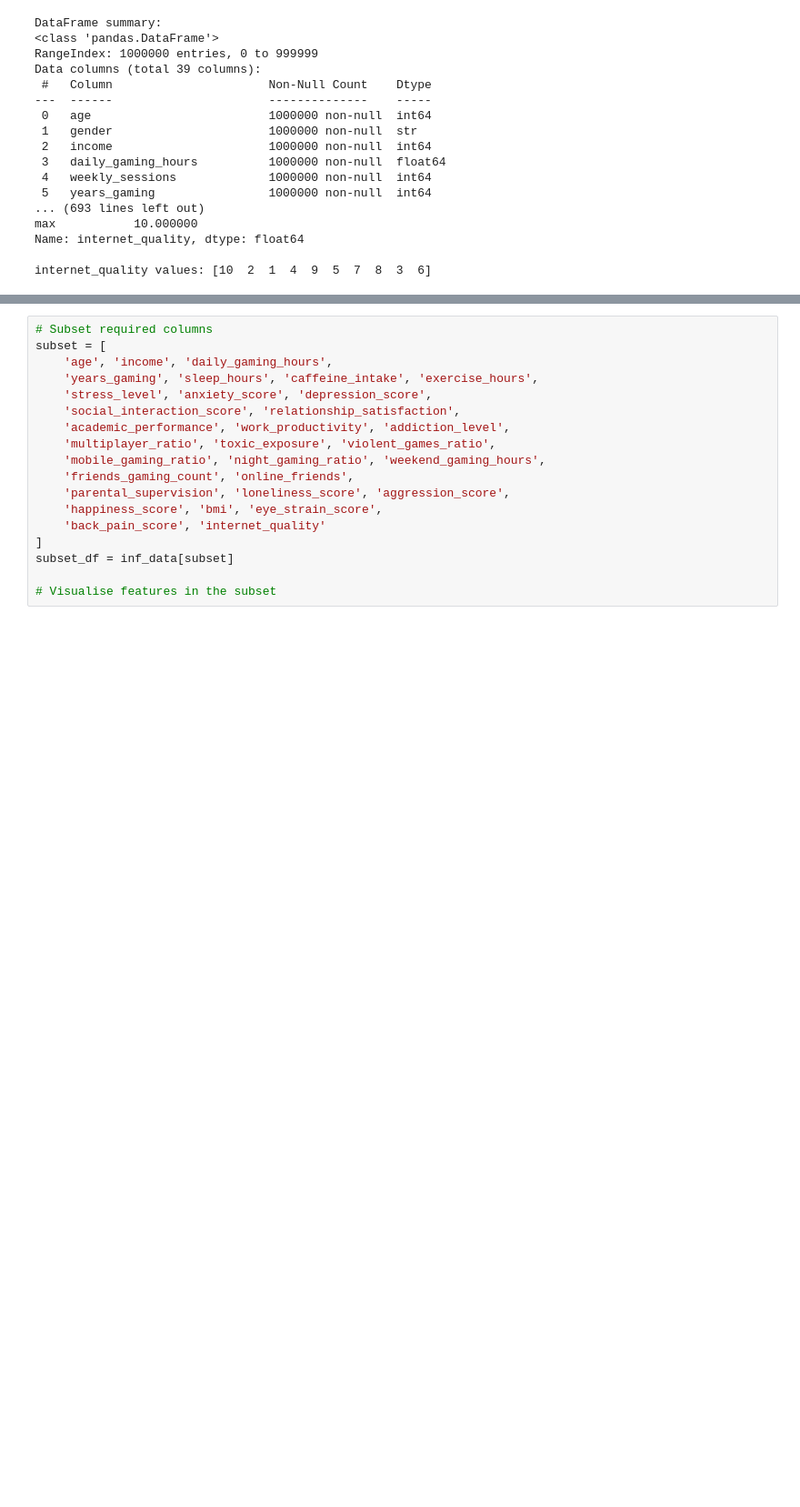
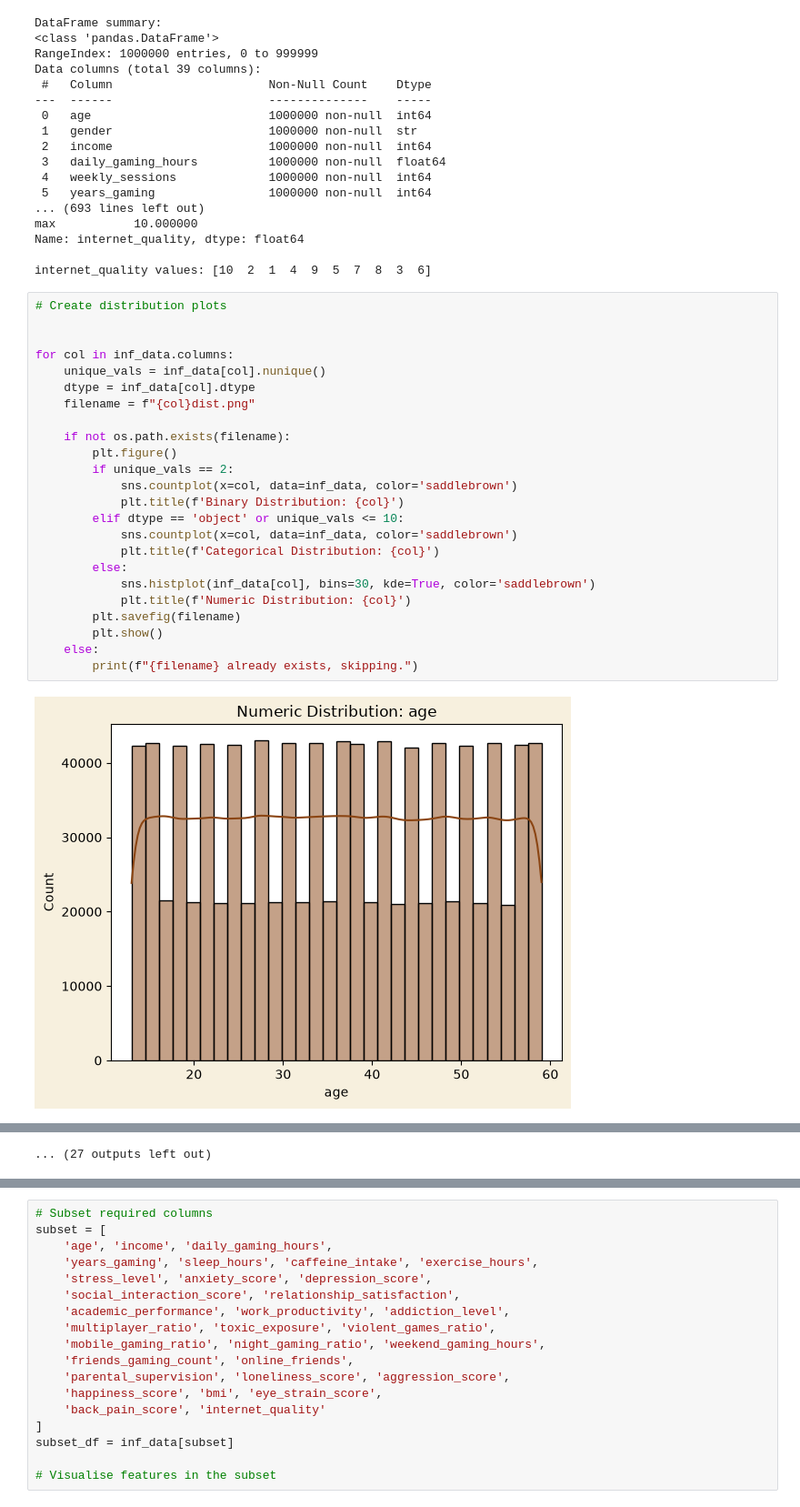
Before and after one commit to FaatimahMajothi98/Causal-Inference-Analysis, a Jupyter notebook: caus_inf_spec.ipynb, the cells around one changed output, grey strips where cells are left out. Shown at 91% size. Drawn from its saved outputs; the diff is of its cells as text; blank space fills up the shorter version.

Commit message:
Visualisations, EDA first steps

```diff
--- a/caus_inf_spec.ipynb
+++ b/caus_inf_spec.ipynb
@@ -193,3 +198,29 @@ max           10.000000
 Name: internet_quality, dtype: float64
 
 internet_quality values: [10  2  1  4  9  5  7  8  3  6]
+# %%
+# Create distribution plots
+
+
+for col in inf_data.columns:
+    unique_vals = inf_data[col].nunique()
+    dtype = inf_data[col].dtype
+    filename = f"{col}dist.png"
+
+    if not os.path.exists(filename):
+        plt.figure()
+        if unique_vals == 2:
+            sns.countplot(x=col, data=inf_data, color='saddlebrown')
+            plt.title(f'Binary Distribution: {col}')
+        elif dtype == 'object' or unique_vals <= 10:
+            sns.countplot(x=col, data=inf_data, color='saddlebrown')
+            plt.title(f'Categorical Distribution: {col}')
+        else:
+            sns.histplot(inf_data[col], bins=30, kde=True, color='saddlebrown')
+            plt.title(f'Numeric Distribution: {col}')
+        plt.savefig(filename)
+        plt.show()
+    else:
+        print(f"{filename} already exists, skipping.")
+# %% [output]
+[figure, added]
@@ -195,0 +238 @@ internet_quality values: [10  2  1  4  9  5  7  8  3  6]
+... (27 outputs left out)
```
Also changed, not shown: parts of 13 cells of this notebook, 39 other files.
